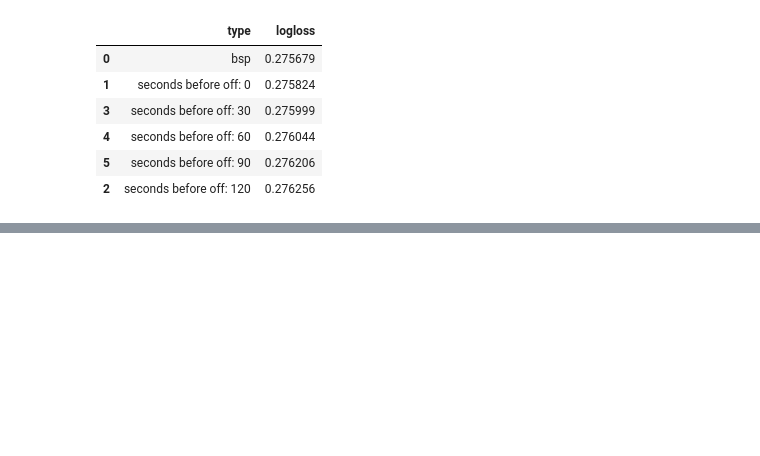
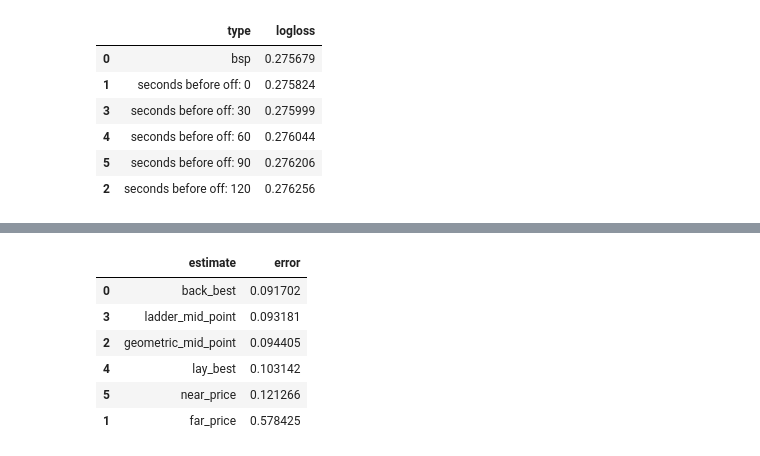
Before and after one commit to TMBish/bfStreamTutorials, a Jupyter notebook: 04-bsp/03-article/bsp.ipynb, the cells around one changed output, grey strips where cells are left out. Saved outputs shown, nothing was run; the diff lists cells and outputs as text; code cells hidden in the pictures; blank space fills up the shorter version.

```diff
--- a/04-bsp/03-article/bsp.ipynb
+++ b/04-bsp/03-article/bsp.ipynb
@@ -743,0 +799,21 @@ Now this is a cool graph. This is exactly like we would have intiuited. The mark
+# %%
+# Measurement
+# ________________________
+
+estimatesDf = df[df.sbsj == 0][['bsp', 'near_price', 'far_price', 'back_best', 'lay_best', 'geometric_mid_point', 'ladder_mid_point']]
+
+(
+    pd.melt(estimatesDf, id_vars = 'bsp', var_name = 'estimate')
+    .assign(error = lambda x: abs(x['value'] - x['bsp']) / x['bsp'])
+    .groupby('estimate', as_index=False)
+    .agg({'error': 'mean'})
+    .sort_values('error')
+)
+# %% [output]
+|  | estimate | error |
+| 0 | back_best | 0.091702 |
+| 3 | ladder_mid_point | 0.093181 |
+| 2 | geometric_mid_point | 0.094405 |
+| 4 | lay_best | 0.103142 |
+| 5 | near_price | 0.121266 |
+| 1 | far_price | 0.578425 |
```
Also changed, not shown: parts of 18 cells of this notebook.
